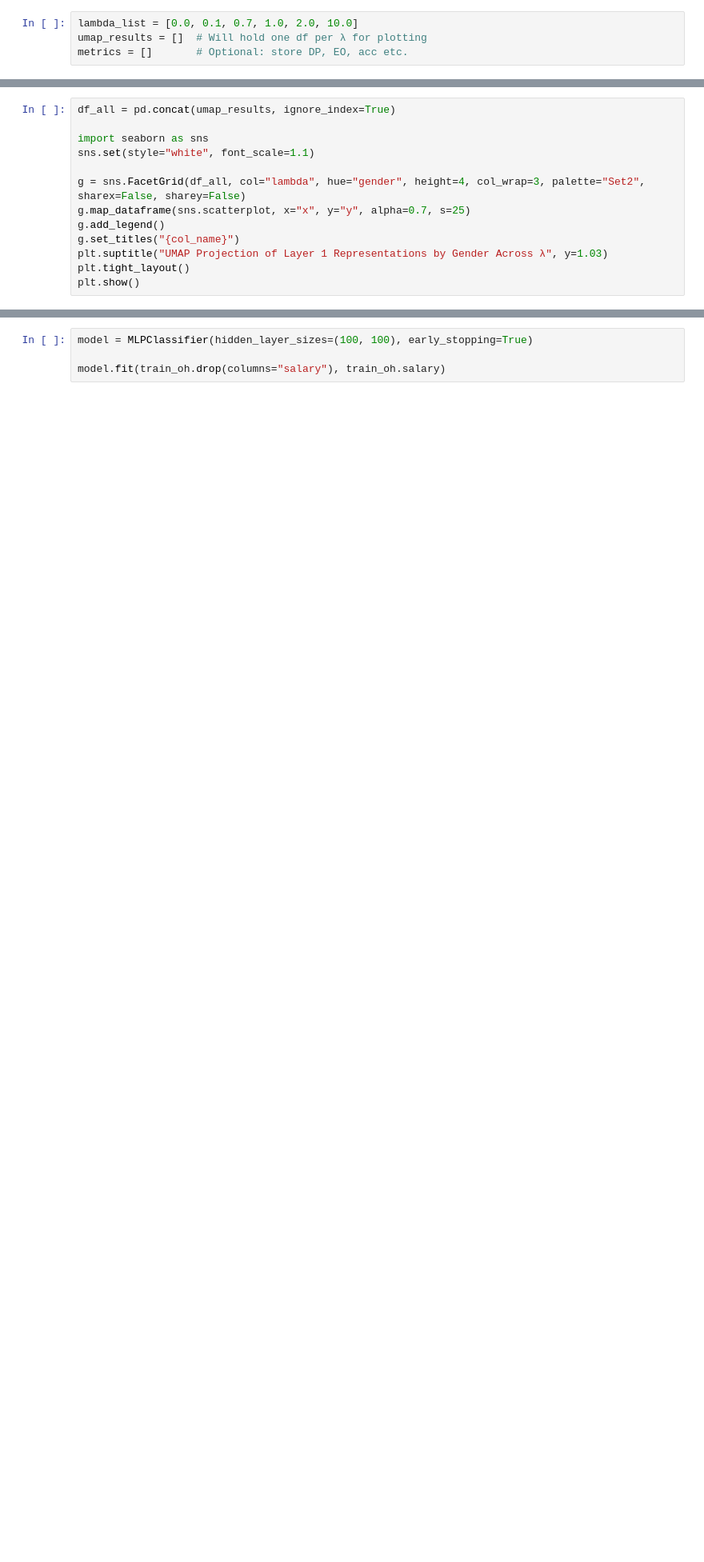
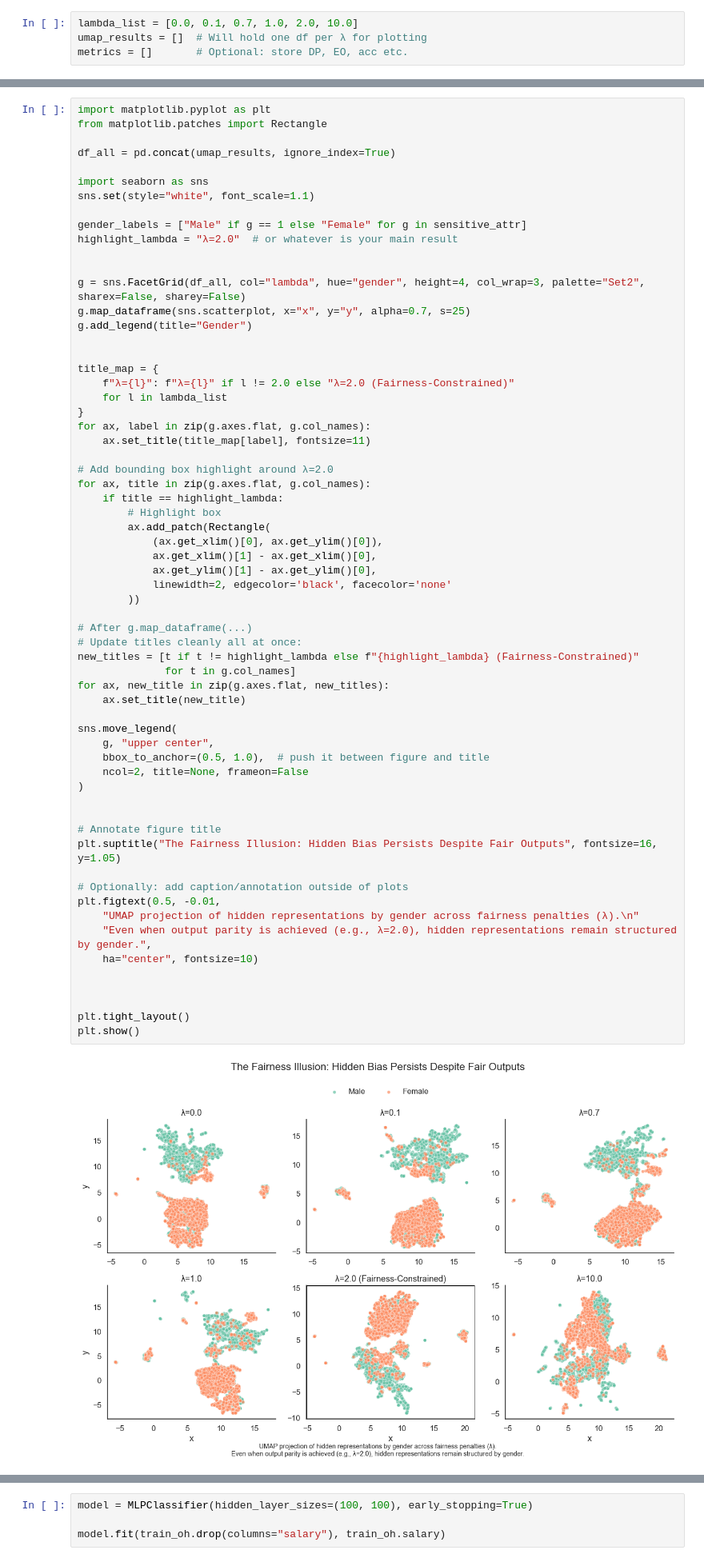
Before and after one commit to clarakuempel/Bias-Detection, a Jupyter notebook: Adultdata/umap.ipynb, the cells around one changed output, grey strips where cells are left out. Shown at 80% size. Drawn from its saved outputs; the diff is of its cells as text; blank space fills up the shorter version.

Commit message:
claened code and made plots pretty

```diff
--- a/Adultdata/umap.ipynb
+++ b/Adultdata/umap.ipynb
@@ -157,16 +158,68 @@ for lmbda in lambda_list:
     umap_results.append(df)
 # %% [output]
 OMP: Info #276: omp_set_nested routine deprecated, please use omp_set_max_active_levels instead.
-# %%
-df_all = pd.concat(umap_results, ignore_index=True)
-
-import seaborn as sns
-sns.set(style="white", font_scale=1.1)
-
-g = sns.FacetGrid(df_all, col="lambda", hue="gender", height=4, col_wrap=3, palette="Set2", sharex=False, sharey=False)
-g.map_dataframe(sns.scatterplot, x="x", y="y", alpha=0.7, s=25)
-g.add_legend()
-g.set_titles("{col_name}")
-plt.suptitle("UMAP Projection of Layer 1 Representations by Gender Across λ", y=1.03)
-plt.tight_layout()
-plt.show()
+# %%
+import matplotlib.pyplot as plt
+from matplotlib.patches import Rectangle
+
+df_all = pd.concat(umap_results, ignore_index=True)
+
+import seaborn as sns
+sns.set(style="white", font_scale=1.1)
+
+gender_labels = ["Male" if g == 1 else "Female" for g in sensitive_attr]
+highlight_lambda = "λ=2.0"  # or whatever is your main result
+
+
+g = sns.FacetGrid(df_all, col="lambda", hue="gender", height=4, col_wrap=3, palette="Set2", sharex=False, sharey=False)
+g.map_dataframe(sns.scatterplot, x="x", y="y", alpha=0.7, s=25)
+g.add_legend(title="Gender")
+
+
+title_map = {
+    f"λ={l}": f"λ={l}" if l != 2.0 else "λ=2.0 (Fairness-Constrained)"
+    for l in lambda_list
+}
+for ax, label in zip(g.axes.flat, g.col_names):
+    ax.set_title(title_map[label], fontsize=11)
+
+# Add bounding box highlight around λ=2.0
+for ax, title in zip(g.axes.flat, g.col_names):
+    if title == highlight_lambda:
+        # Highlight box
+        ax.add_patch(Rectangle(
+            (ax.get_xlim()[0], ax.get_ylim()[0]),
+            ax.get_xlim()[1] - ax.get_xlim()[0],
+            ax.get_ylim()[1] - ax.get_ylim()[0],
+            linewidth=2, edgecolor='black', facecolor='none'
+        ))
+
+# After g.map_dataframe(...)
+# Update titles cleanly all at once:
+new_titles = [t if t != highlight_lambda else f"{highlight_lambda} (Fairness-Constrained)"
+              for t in g.col_names]
+for ax, new_title in zip(g.axes.flat, new_titles):
+    ax.set_title(new_title)
+
+sns.move_legend(
+    g, "upper center",
+    bbox_to_anchor=(0.5, 1.0),  # push it between figure and title
+    ncol=2, title=None, frameon=False
+)
+
+
+# Annotate figure title
+plt.suptitle("The Fairness Illusion: Hidden Bias Persists Despite Fair Outputs", fontsize=16, y=1.05)
+
+# Optionally: add caption/annotation outside of plots
+plt.figtext(0.5, -0.01,
+    "UMAP projection of hidden representations by gender across fairness penalties (λ).\n"
+    "Even when output parity is achieved (e.g., λ=2.0), hidden representations remain structured by gender.",
+    ha="center", fontsize=10)
+
+
+
+plt.tight_layout()
+plt.show()
+# %% [output]
+[figure, added]
```
Also changed, not shown: parts of 3 cells of this notebook, 9 other files.
